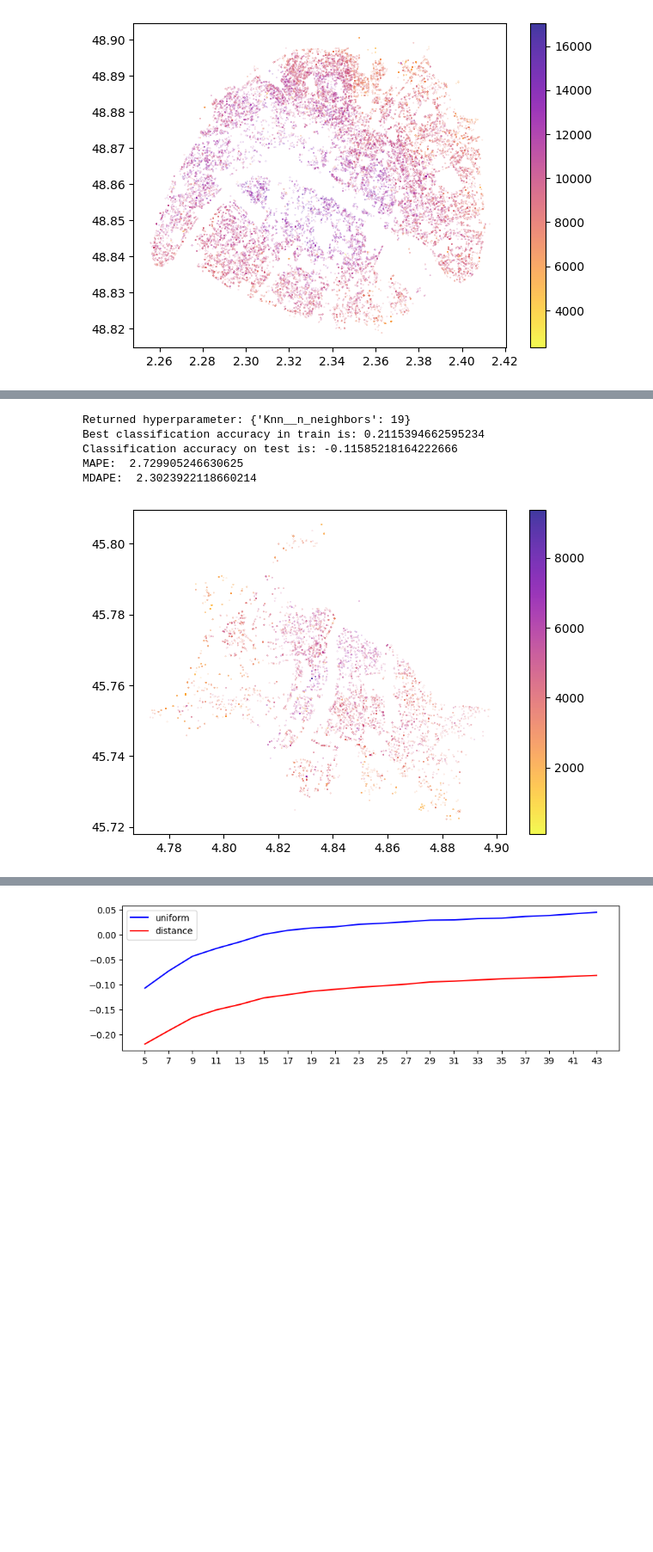
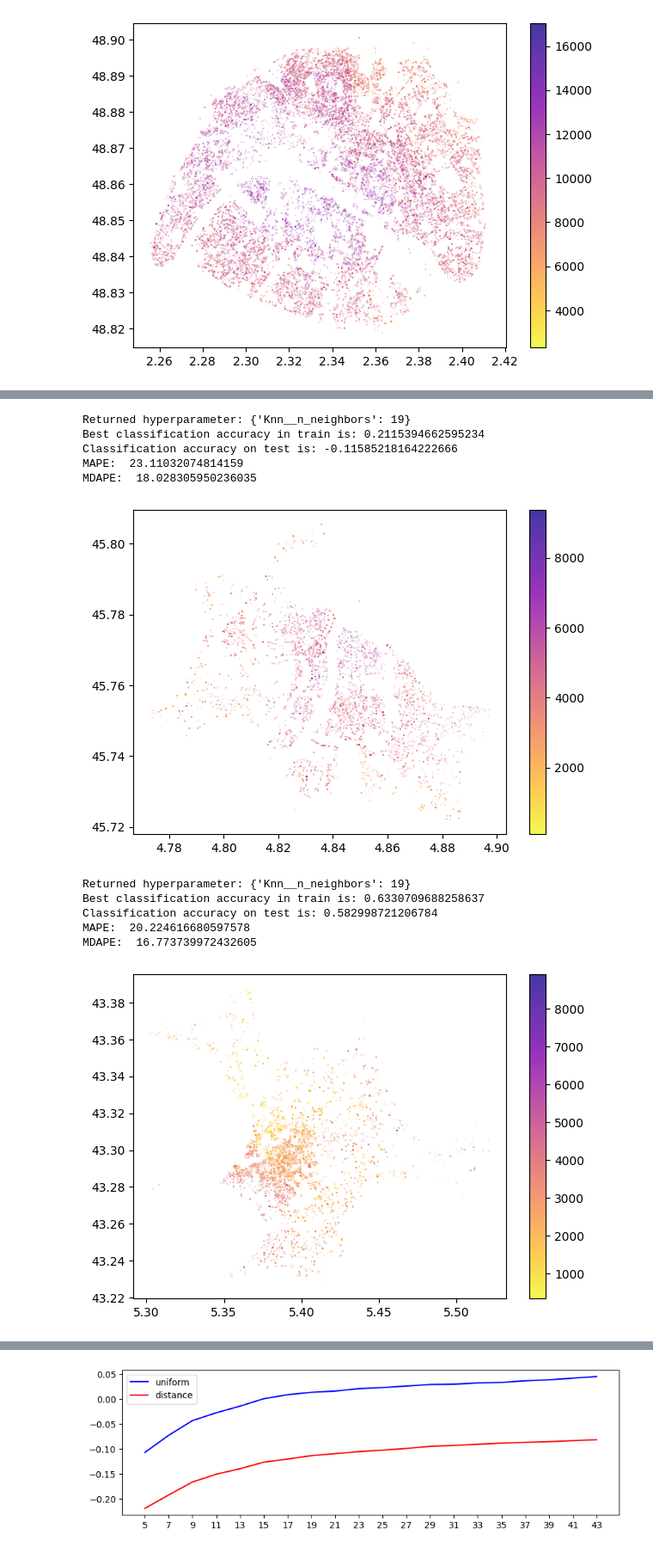
Before and after one commit to Clotilde-23/BDC, a Jupyter notebook: Notebooks/KNN-Coordonnees.ipynb, the cells around one changed output, grey strips where cells are left out. Shown: that part at 86% size. Cells and saved outputs as stored; diff of their text form; code cells hidden in the pictures; blank space fills up the shorter version.

```diff
--- a/Notebooks/KNN-Coordonnees.ipynb
+++ b/Notebooks/KNN-Coordonnees.ipynb
@@ -167,11 +227,12 @@ plt.show()
 # %%
 def run_model_knn(data, ville, type_local, q_low, q_high,
+                  features, label,
                  scaler, model, nb_voisins, nb_cv, graph_on_test = False) :
 
     df_model = filtre_data_pour_model(data, ville, type_local, q_low, q_high)
 
-    features = ['latitude', 'longitude']
-    label = 'Prix_m2_log'
+    features = features
+    label = label
 
     X_train, X_test, y_train, y_test = split_temporel_V1(df_model, features, label)
 
@@ -202,11 +263,28 @@ def run_model_knn(data, ville, type_local, q_low, q_high,
         plt.show()
 # %%
 run_model_knn(df, 'Lyon', 2, 0, 1,
+              ['latitude', 'longitude'], 'Prix_m2_log',
                  StandardScaler(), KNeighborsRegressor, range(1,21,2), 5, True)
 # %% [output]
 Returned hyperparameter: {'Knn__n_neighbors': 19}
 Best classification accuracy in train is: 0.2115394662595234
 Classification accuracy on test is: -0.11585218164222666
-MAPE:  2.729905246630625
-MDAPE:  2.3023922118660214
+MAPE:  23.11032074814159
+MDAPE:  18.028305950236035
 [figure]
+# %%
+run_model_knn(df, 'Marseille - Aix-en-Provence', 2, 0, 1,
+              ['latitude', 'longitude'], 'Prix_m2_log',
+                 StandardScaler(), KNeighborsRegressor, range(1,21,2), 5, True)
+mape = MAPE(np.exp(y_test), np.exp(y_pred))
+mdape = MDAPE(np.exp(y_test), np.exp(y_pred))
+
+print("MAPE: ", mape)
+print("MDAPE: ", mdape)
+# %% [output]
+Returned hyperparameter: {'Knn__n_neighbors': 19}
+Best classification accuracy in train is: 0.6330709688258637
+Classification accuracy on test is: 0.582998721206784
+MAPE:  20.224616680597578
+MDAPE:  16.773739972432605
+[figure, added]
```
Also changed, not shown: parts of 25 cells of this notebook, 2 other files.
